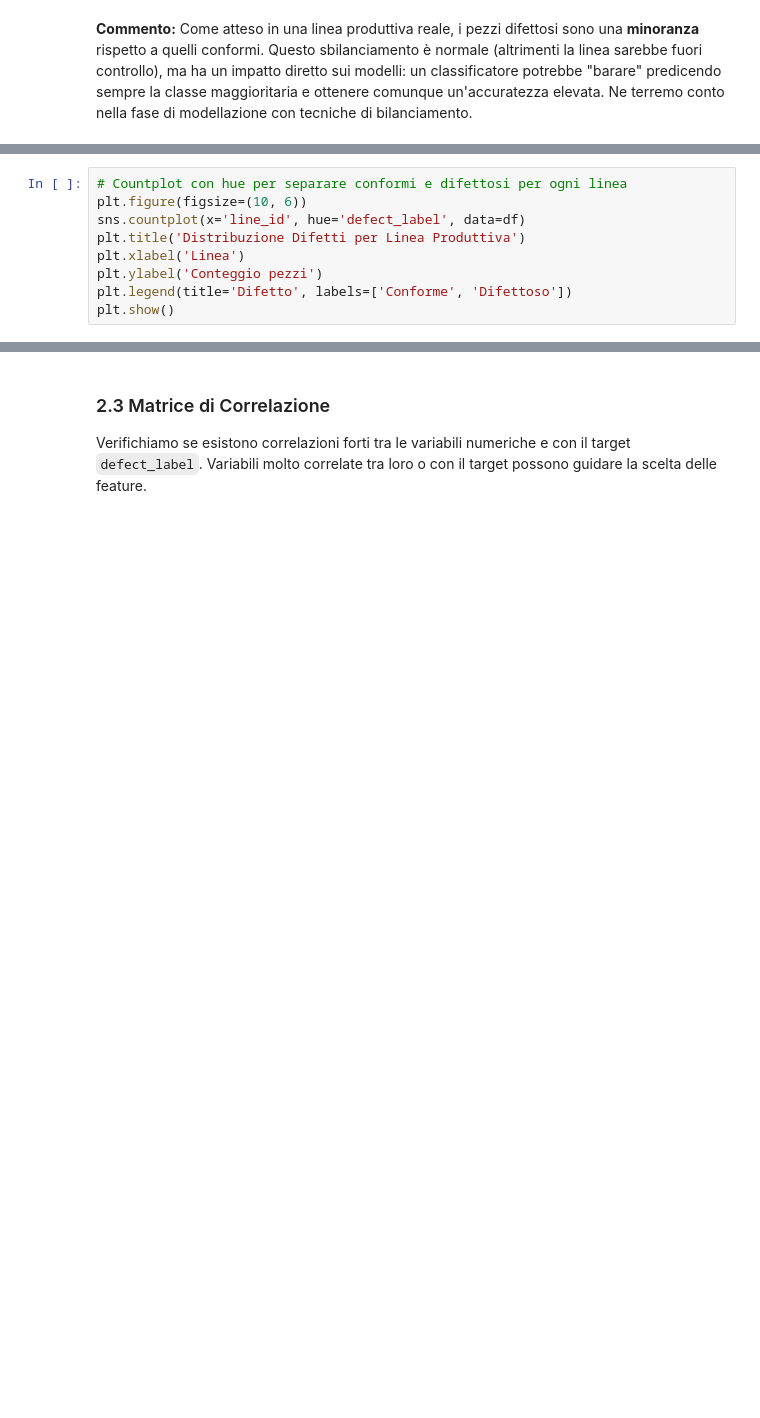
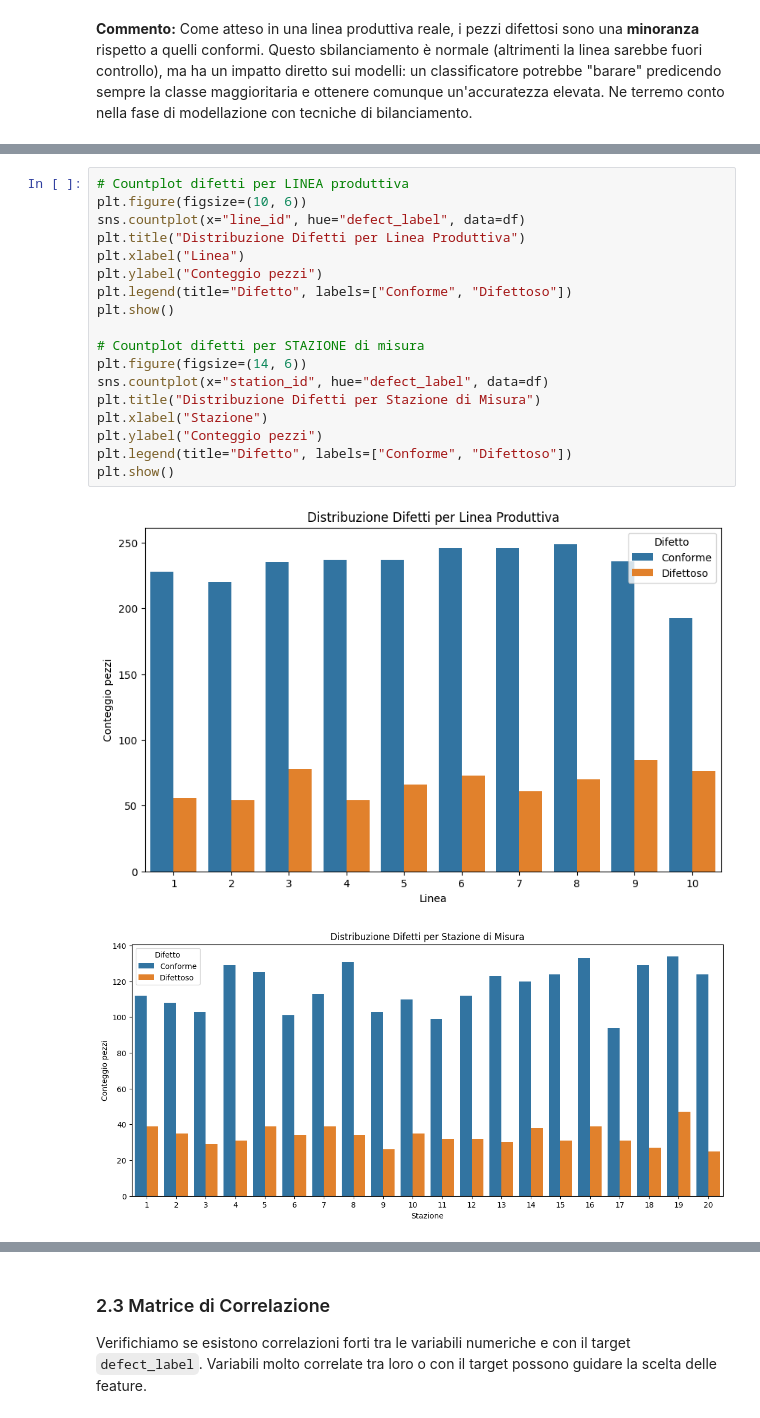
Before and after one commit to D3Br4nd/Formazione-AI, a Jupyter notebook: esercitazione-ml/soluzione_v2.ipynb, the cells around one changed output, grey strips where cells are left out. Cells and saved outputs as stored; diff of their text form; blank space fills up the shorter version.

Commit message:
Run notebook cells, removing old comments and saving DataFrame head output.

```diff
--- a/esercitazione-ml/soluzione_v2.ipynb
+++ b/esercitazione-ml/soluzione_v2.ipynb
@@ -122,10 +173,22 @@ Analizziamo se alcune linee produttive presentano un tasso di difettosità più
 # %%
-# Countplot con hue per separare conformi e difettosi per ogni linea
+# Countplot difetti per LINEA produttiva
 plt.figure(figsize=(10, 6))
-sns.countplot(x='line_id', hue='defect_label', data=df)
-plt.title('Distribuzione Difetti per Linea Produttiva')
-plt.xlabel('Linea')
-plt.ylabel('Conteggio pezzi')
-plt.legend(title='Difetto', labels=['Conforme', 'Difettoso'])
+sns.countplot(x="line_id", hue="defect_label", data=df)
+plt.title("Distribuzione Difetti per Linea Produttiva")
+plt.xlabel("Linea")
+plt.ylabel("Conteggio pezzi")
+plt.legend(title="Difetto", labels=["Conforme", "Difettoso"])
 plt.show()
+
+# Countplot difetti per STAZIONE di misura
+plt.figure(figsize=(14, 6))
+sns.countplot(x="station_id", hue="defect_label", data=df)
+plt.title("Distribuzione Difetti per Stazione di Misura")
+plt.xlabel("Stazione")
+plt.ylabel("Conteggio pezzi")
+plt.legend(title="Difetto", labels=["Conforme", "Difettoso"])
+plt.show()
+# %% [output]
+[figure, added]
+[figure, added]
 # %% [markdown]
```
Also changed, not shown: parts of 48 cells of this notebook.
